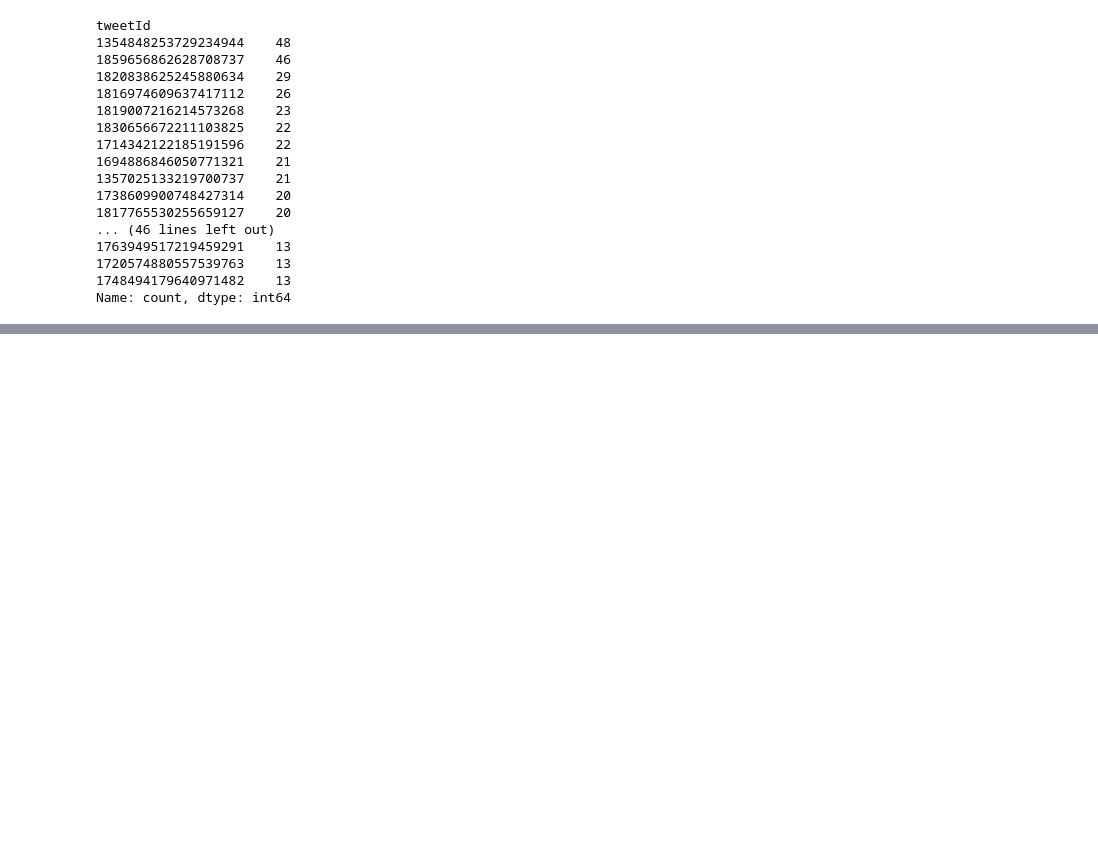
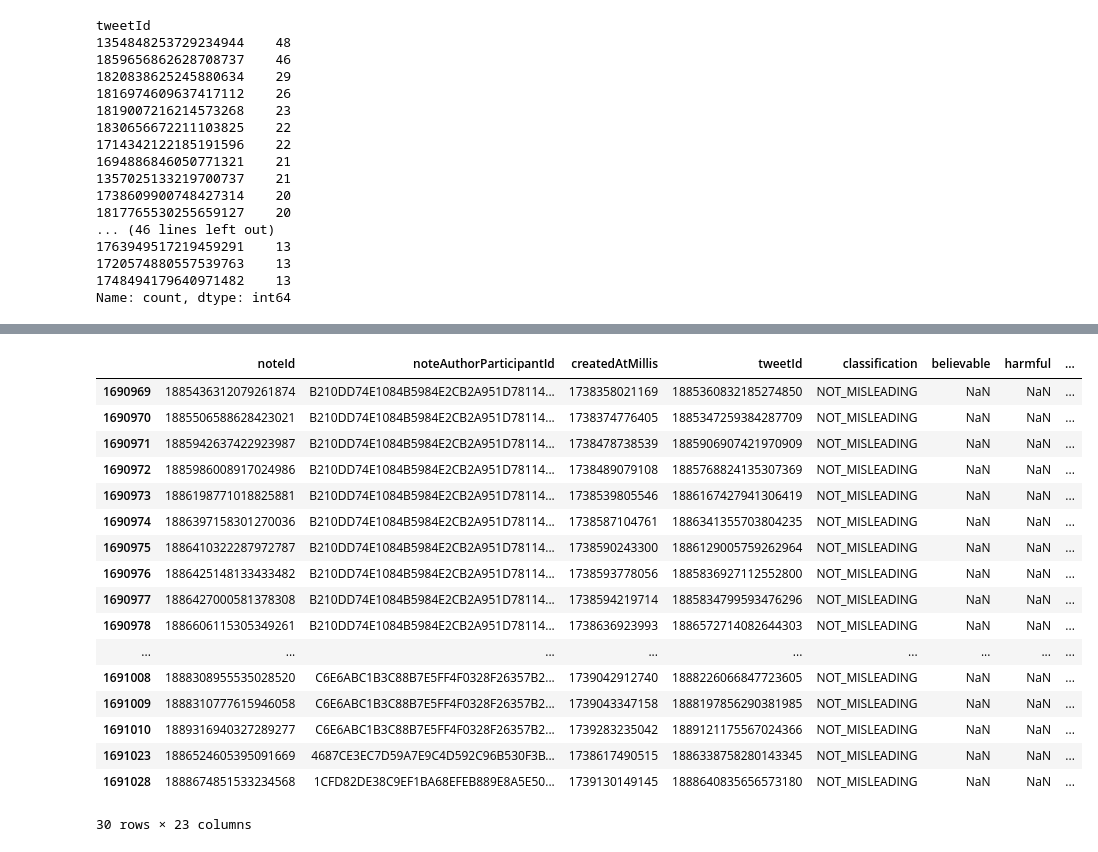
Before and after one commit to hazel-gandhi/community-notes-analysis, a Jupyter notebook: cn_analysis.ipynb, the cells around one changed output, grey strips where cells are left out. Drawn from its saved outputs; the diff is of its cells as text; code cells hidden in the pictures; blank space fills up the shorter version.

```diff
--- a/cn_analysis.ipynb
+++ b/cn_analysis.ipynb
@@ -338,0 +381,24 @@ Name: count, dtype: int64
+# %%
+#joining this with notes csv to see the posts with the notes too
+df2 = pd.read_csv("notes-00000.tsv", sep="\t", low_memory=False)
+df2 = df2[df2['classification'] == 'NOT_MISLEADING']
+df2.tail(30)
+# %% [output]
+|  | noteId | noteAuthorParticipantId | createdAtMillis | tweetId | classification | believable | harmful | ... |
+| 1690969 | 1885436312079261874 | B210DD74E1084B5984E2CB2A951D78114... | 1738358021169 | 1885360832185274850 | NOT_MISLEADING | NaN | NaN | ... |
+| 1690970 | 1885506588628423021 | B210DD74E1084B5984E2CB2A951D78114... | 1738374776405 | 1885347259384287709 | NOT_MISLEADING | NaN | NaN | ... |
+| 1690971 | 1885942637422923987 | B210DD74E1084B5984E2CB2A951D78114... | 1738478738539 | 1885906907421970909 | NOT_MISLEADING | NaN | NaN | ... |
+| 1690972 | 1885986008917024986 | B210DD74E1084B5984E2CB2A951D78114... | 1738489079108 | 1885768824135307369 | NOT_MISLEADING | NaN | NaN | ... |
+| 1690973 | 1886198771018825881 | B210DD74E1084B5984E2CB2A951D78114... | 1738539805546 | 1886167427941306419 | NOT_MISLEADING | NaN | NaN | ... |
+| 1690974 | 1886397158301270036 | B210DD74E1084B5984E2CB2A951D78114... | 1738587104761 | 1886341355703804235 | NOT_MISLEADING | NaN | NaN | ... |
+| 1690975 | 1886410322287972787 | B210DD74E1084B5984E2CB2A951D78114... | 1738590243300 | 1886129005759262964 | NOT_MISLEADING | NaN | NaN | ... |
+| 1690976 | 1886425148133433482 | B210DD74E1084B5984E2CB2A951D78114... | 1738593778056 | 1885836927112552800 | NOT_MISLEADING | NaN | NaN | ... |
+| 1690977 | 1886427000581378308 | B210DD74E1084B5984E2CB2A951D78114... | 1738594219714 | 1885834799593476296 | NOT_MISLEADING | NaN | NaN | ... |
+| 1690978 | 1886606115305349261 | B210DD74E1084B5984E2CB2A951D78114... | 1738636923993 | 1886572714082644303 | NOT_MISLEADING | NaN | NaN | ... |
+| ... | ... | ... | ... | ... | ... | ... | ... | ... |
+| 1691008 | 1888308955535028520 | C6E6ABC1B3C88B7E5FF4F0328F26357B2... | 1739042912740 | 1888226066847723605 | NOT_MISLEADING | NaN | NaN | ... |
+| 1691009 | 1888310777615946058 | C6E6ABC1B3C88B7E5FF4F0328F26357B2... | 1739043347158 | 1888197856290381985 | NOT_MISLEADING | NaN | NaN | ... |
+| 1691010 | 1889316940327289277 | C6E6ABC1B3C88B7E5FF4F0328F26357B2... | 1739283235042 | 1889121175567024366 | NOT_MISLEADING | NaN | NaN | ... |
+| 1691023 | 1886524605395091669 | 4687CE3EC7D59A7E9C4D592C96B530F3B... | 1738617490515 | 1886338758280143345 | NOT_MISLEADING | NaN | NaN | ... |
+| 1691028 | 1888674851533234568 | 1CFD82DE38C9EF1BA68EFEB889E8A5E50... | 1739130149145 | 1888640835656573180 | NOT_MISLEADING | NaN | NaN | ... |
+30 rows × 23 columns
```
Also changed, not shown: parts of 3 cells of this notebook, 13 other files.
